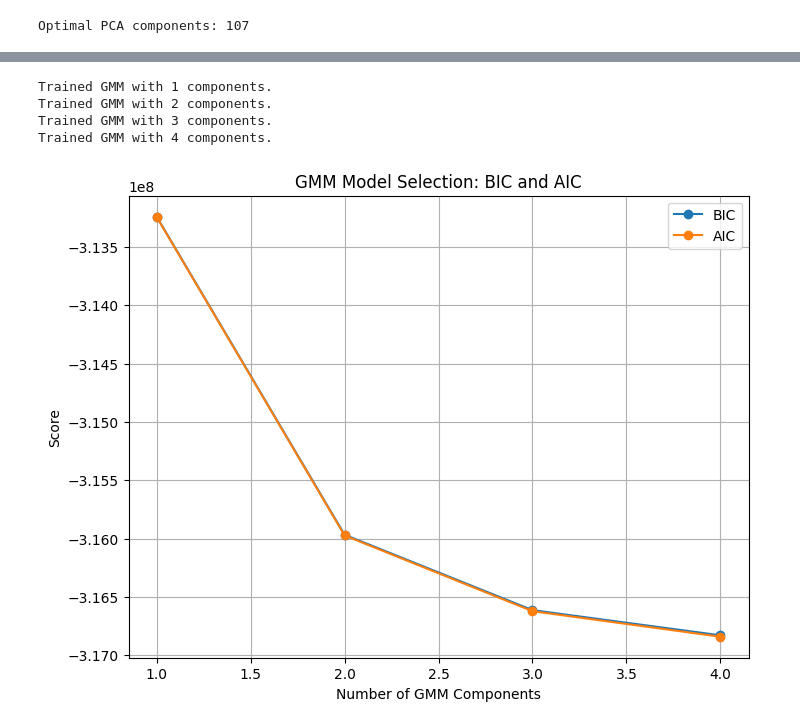
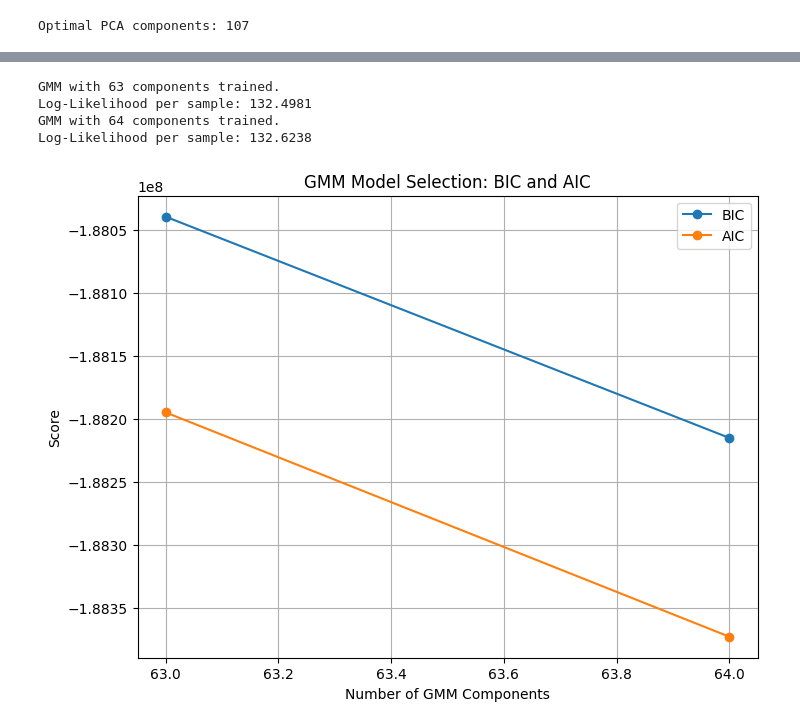
Before and after one commit to matejmaricIA/Animal-Re-Identification---MSc-Project, a Jupyter notebook: notebooks/feature_aggregation.ipynb, the cells around one changed output, grey strips where cells are left out. Drawn from its saved outputs; the diff is of its cells as text; code cells hidden in the pictures.

```diff
--- a/notebooks/feature_aggregation.ipynb
+++ b/notebooks/feature_aggregation.ipynb
@@ -118,10 +97,11 @@ def train_pca(descriptor_file, n_components):
     pca = PCA(n_components=n_components)
     pca.fit(all_descriptors)
     print(f"PCA trained with {n_components} components.")
-    return pca
+    return pca, all_descriptors
 
 # Example usage
 descriptor_file = "../data/feature_descriptors/descriptors.h5"
-n_components = optimal_pca_components  # Set based on explained variance (e.g., 95%)
-pca_model = train_pca(descriptor_file, n_components)
+n_components = 107  # Set based on explained variance (e.g., 95%)
+pca_model, all_descriptors = train_pca(descriptor_file, n_components)
+#print('what?')
 # %% [output]
@@ -129,40 +308,64 @@ Error:
 # %%
 from sklearn.mixture import GaussianMixture
-def test_gmm_components(descriptors, n_components_range, covariance_type='diag'):
+from sklearn.preprocessing import StandardScaler
+def evaluate_gmm_components(reduced_descriptor_file, max_components):
+    """
+    Evaluate GMM models with different numbers of components using BIC and AIC.
 
+    Args:
+        reduced_descriptor_file (str): Path to the PCA-reduced descriptors HDF5 file.
+        max_components (int): Maximum number of GMM components to test.
+
+    Returns:
+        dict: Dictionary containing BIC and AIC scores for each component count.
+    """
+    #descriptors = []
+    #with h5py.File(reduced_descriptor_file, 'r') as f:
+    #    for image_id in f.keys():
+    #        descriptors.append(np.array(f[image_id]))
+    #all_descriptors = np.vstack(descriptors)
+    reduced_descriptors = reduced_descriptor_file
     bic_scores = []
     aic_scores = []
+    n_components_range = range(63, max_components + 1)
 
     for n_components in n_components_range:
-        gmm = GaussianMixture(n_components=n_components, covariance_type=covariance_type, random_state=42)
-        gmm.fit(descriptors)
+        gmm = GaussianMixture(n_components=n_components, covariance_type='diag', random_state=42, reg_covar=1e-3)
+        gmm.fit(reduced_descriptors)
 
-        # Record BIC and AIC scores
-        bic_scores.append(gmm.bic(descriptors))
-        aic_scores.append(gmm.aic(descriptors))
-        print(f"Trained GMM with {n_components} components.")
-
-    # Plot BIC and AIC
+        bic_scores.append(gmm.bic(reduced_descriptors))
+        aic_scores.append(gmm.aic(reduced_descriptors))
+        print(f"GMM with {n_components} components trained.")
+        log_likelihood = gmm.score(reduced_descriptors)
+        print(f"Log-Likelihood per sample: {log_likelihood:.4f}")
+    # Plot the scores
+    import matplotlib.pyplot as plt
     plt.figure(figsize=(8, 6))
     plt.plot(n_components_range, bic_scores, label="BIC", marker='o')
     plt.plot(n_components_range, aic_scores, label="AIC", marker='o')
     plt.xlabel("Number of GMM Components")
     plt.ylabel("Score")
     plt.title("GMM Model Selection: BIC and AIC")
     plt.legend()
     plt.grid()
     plt.show()
 
     return {"bic": bic_scores, "aic": aic_scores}
 
-# Reduce dimensionality with PCA first
-reduced_descriptors = pca_model.transform(all_descriptors)
-# Test GMM components
-n_components_range = range(1, 5)  # Test GMM with 1 to 10 components
-gmm_scores = test_gmm_components(reduced_descriptors, n_components_range)
+# Example usage
+max_components = 64
+reduced_descriptors_file = "../data/feature_descriptors/descriptors_pca.h5"
+reduced_descriptors = []
+with h5py.File(reduced_descriptors_file, 'r') as f:
+    for image_id in f.keys():
+        reduced_descriptors.append(np.array(f[image_id]))
+all_descriptors = np.vstack(reduced_descriptors)
+#n_components_range = range(1, 2)  # Test GMM with 1 to 10 components
+
+gmm_scores = evaluate_gmm_components(all_descriptors, max_components)
 # %% [output]
-Trained GMM with 1 components.
-Trained GMM with 2 components.
-Trained GMM with 3 components.
-Trained GMM with 4 components.
+GMM with 63 components trained.
+Log-Likelihood per sample: 132.4981
+GMM with 64 components trained.
+Log-Likelihood per sample: 132.6238
-[figure, old version]
+[figure, new version]
```
Also changed, not shown: parts of 12 cells of this notebook, 9 other files.
